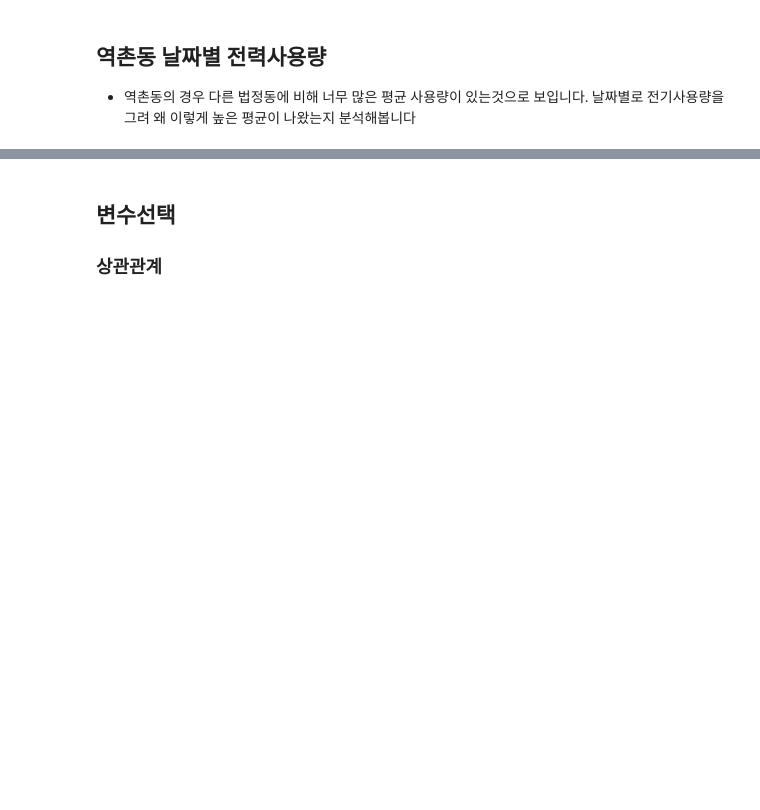
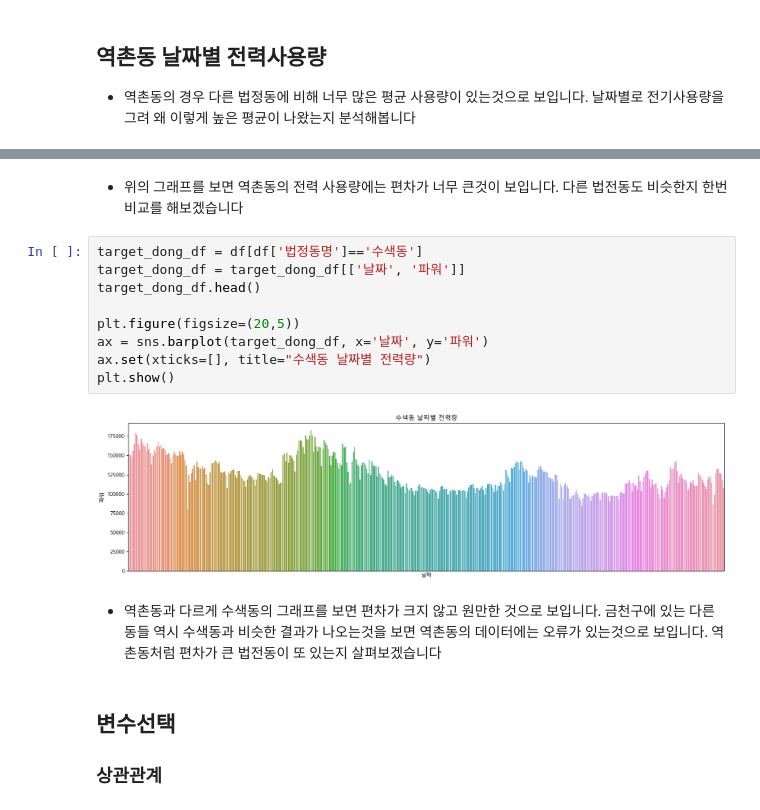
Before and after one commit to seungdobaek/AIX_1stProject, a Jupyter notebook: baek/eda.ipynb, the cells around one changed output, grey strips where cells are left out. Drawn from its saved outputs; the diff is of its cells as text; blank space fills up the shorter version.

```diff
--- a/baek/eda.ipynb
+++ b/baek/eda.ipynb
@@ -133,3 +134,18 @@ sns.barplot(target_dong_df, x='날짜', y='파워')
+# %% [markdown]
+- 위의 그래프를 보면 역촌동의 전력 사용량에는 편차가 너무 큰것이 보입니다. 다른 법전동도 비슷한지 한번 비교를 해보겠습니다
+# %%
+target_dong_df = df[df['법정동명']=='수색동']
+target_dong_df = target_dong_df[['날짜', '파워']]
+target_dong_df.head()
+
+plt.figure(figsize=(20,5))
+ax = sns.barplot(target_dong_df, x='날짜', y='파워')
+ax.set(xticks=[], title="수색동 날짜별 전력량")
+plt.show()
+# %% [output]
+[figure, added]
+# %% [markdown]
+- 역촌동과 다르게 수색동의 그래프를 보면 편차가 크지 않고 원만한 것으로 보입니다. 금천구에 있는 다른 동들 역시 수색동과 비슷한 결과가 나오는것을 보면 역촌동의 데이터에는 오류가 있는것으로 보입니다. 역촌동처럼 편차가 큰 법전동이 또 있는지 살펴보겠습니다
 # %% [markdown]
 ## 변수선택
 ### 상관관계
```
Also changed, not shown: parts of 2 cells of this notebook, 15 other files.
